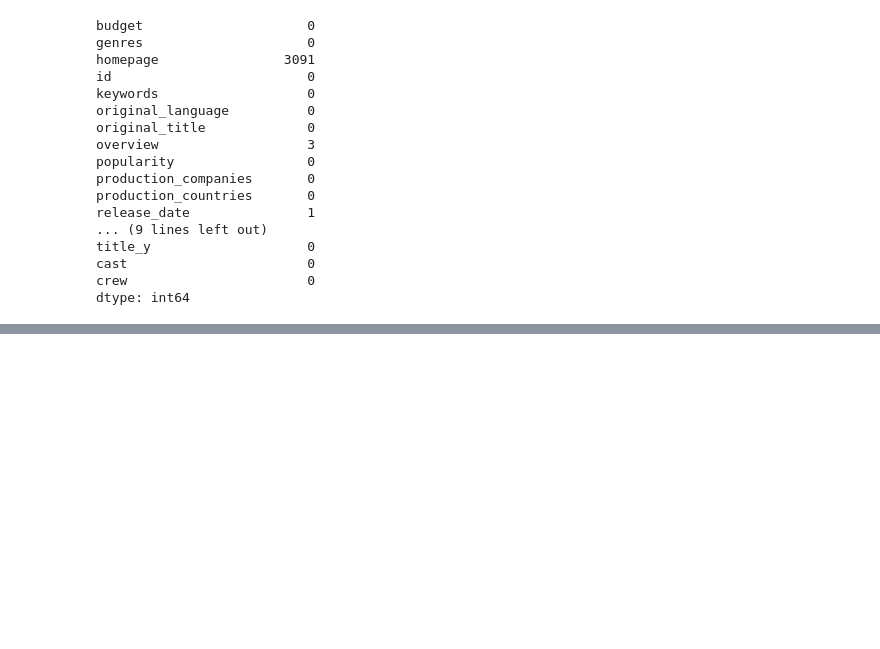
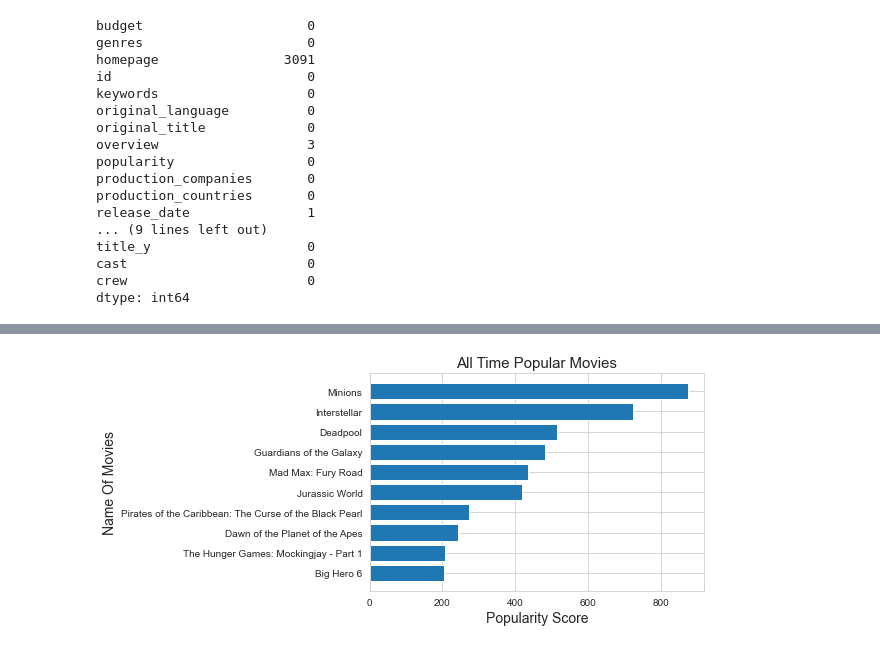
Before and after one commit to sweeneym91/UCDPA_MichaelSweeney, a Jupyter notebook: UCDPA_Michael_Sweeney.ipynb, the cells around one changed output, grey strips where cells are left out. Saved outputs shown, nothing was run; the diff lists cells and outputs as text; code cells hidden in the pictures; blank space fills up the shorter version.

```diff
--- a/UCDPA_Michael_Sweeney.ipynb
+++ b/UCDPA_Michael_Sweeney.ipynb
@@ -101,0 +215,19 @@ zero_revenue.head(3)
+# %%
+#Get popular movies
+
+#Shorting movies by popularity column ( int )
+sorted_popularity = df_movies.sort_values(by = 'popularity',ascending= False)
+
+#Inverting Y axis
+plt.gca().invert_yaxis()
+plt.title
+#Making horizontal bar plot
+plt.barh(sorted_popularity['original_title'].head(10),sorted_popularity['popularity'].head(10))
+
+plt.title("All Time Popular Movies",fontsize = 15)
+plt.xlabel('Popularity Score',fontsize = 14)
+plt.ylabel('Name Of Movies',fontsize = 14)
+
+plt.show()
+# %% [output]
+[figure, added]
```
Also changed, not shown: parts of 18 cells of this notebook, 2 other files.
